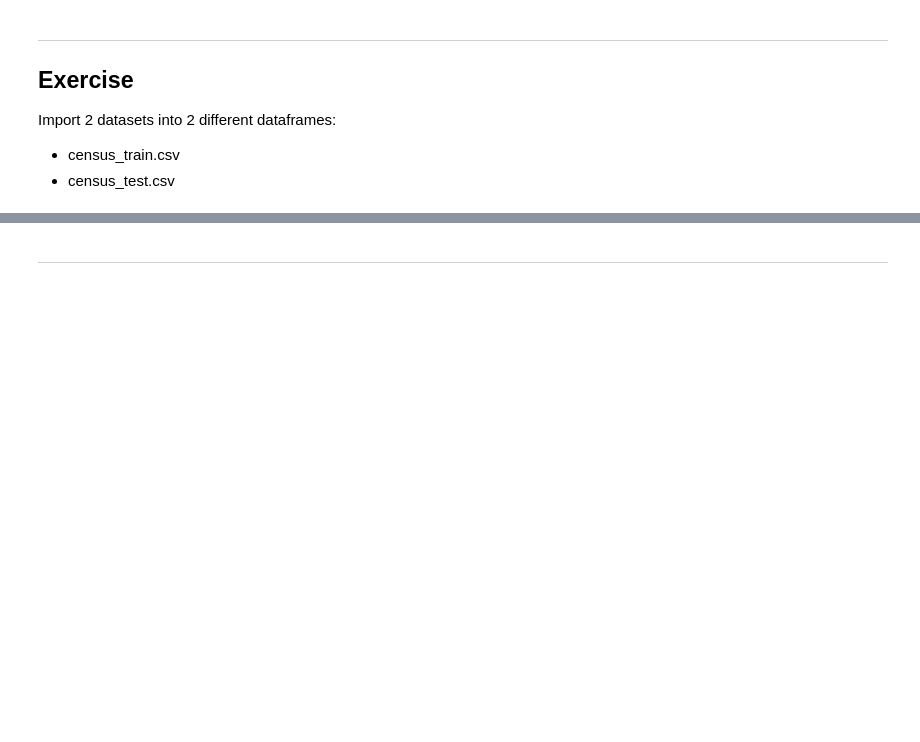
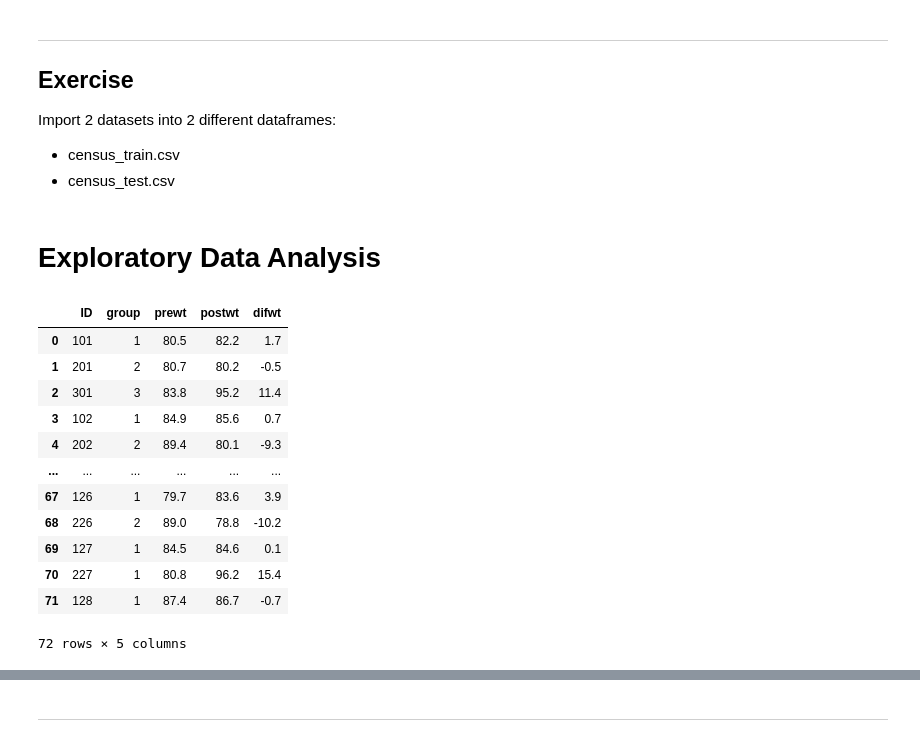
Before and after one commit to manoelgadi/CraridenGlobal_CDAMP, a Jupyter notebook: Main Session 2 - Exploratory Data Analysis in Python/Main Session 2 - Exploratory Data Analysis in Python.ipynb, the cells around one changed output, grey strips where cells are left out. Saved outputs shown, nothing was run; the diff lists cells and outputs as text; code cells hidden in the pictures; blank space fills up the shorter version.

```diff
--- a/Main Session 2 - Exploratory Data Analysis in Python/Main Session 2 - Exploratory Data Analysis in Python.ipynb
+++ b/Main Session 2 - Exploratory Data Analysis in Python/Main Session 2 - Exploratory Data Analysis in Python.ipynb
@@ -99,3 +99,5 @@ df_train
 df_test = pd.read_csv("datasets/census_test.csv")
 # %%
 df_test
+# %% [markdown]
+# Exploratory Data Analysis
@@ -101,0 +110,16 @@ df_test
+# %%
+df
+# %% [output]
+|  | ID | group | prewt | postwt | difwt |
+| 0 | 101 | 1 | 80.5 | 82.2 | 1.7 |
+| 1 | 201 | 2 | 80.7 | 80.2 | -0.5 |
+| 2 | 301 | 3 | 83.8 | 95.2 | 11.4 |
+| 3 | 102 | 1 | 84.9 | 85.6 | 0.7 |
+| 4 | 202 | 2 | 89.4 | 80.1 | -9.3 |
+| ... | ... | ... | ... | ... | ... |
+| 67 | 126 | 1 | 79.7 | 83.6 | 3.9 |
+| 68 | 226 | 2 | 89.0 | 78.8 | -10.2 |
+| 69 | 127 | 1 | 84.5 | 84.6 | 0.1 |
+| 70 | 227 | 1 | 80.8 | 96.2 | 15.4 |
+| 71 | 128 | 1 | 87.4 | 86.7 | -0.7 |
+72 rows × 5 columns
```
Also changed, not shown: parts of 13 cells of this notebook.
